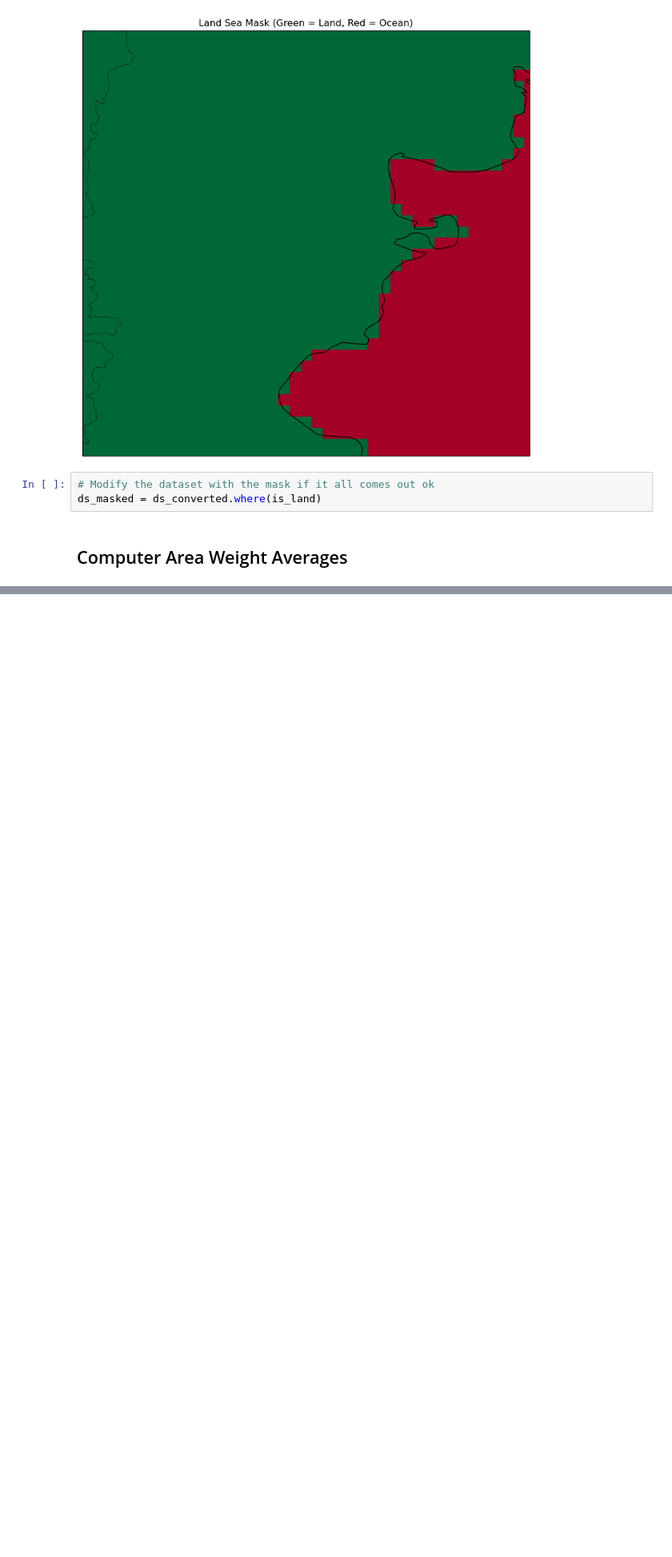
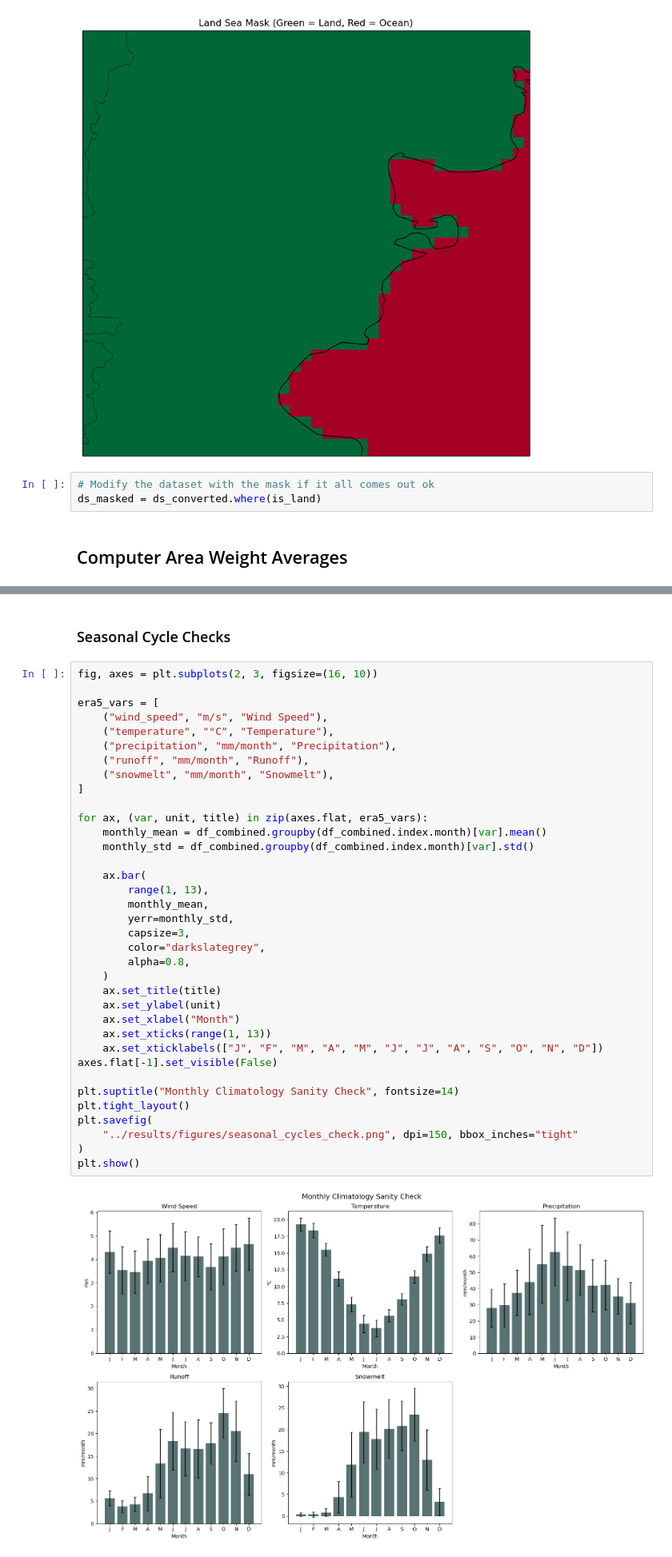
Before and after one commit to sgosmyt2/patagonia-energy-drought, a Jupyter notebook: notebooks/data_collection.ipynb, the cells around one changed output, grey strips where cells are left out. Shown at 80% size. Saved outputs shown, nothing was run; the diff lists cells and outputs as text; blank space fills up the shorter version.

```diff
--- a/notebooks/data_collection.ipynb
+++ b/notebooks/data_collection.ipynb
@@ -290,0 +650,40 @@ Date range: 1979-01-01 00:00:00 to 2025-12-01 00:00:00
+# %% [markdown]
+### Seasonal Cycle Checks
+# %%
+fig, axes = plt.subplots(2, 3, figsize=(16, 10))
+
+era5_vars = [
+    ("wind_speed", "m/s", "Wind Speed"),
+    ("temperature", "°C", "Temperature"),
+    ("precipitation", "mm/month", "Precipitation"),
+    ("runoff", "mm/month", "Runoff"),
+    ("snowmelt", "mm/month", "Snowmelt"),
+]
+
+for ax, (var, unit, title) in zip(axes.flat, era5_vars):
+    monthly_mean = df_combined.groupby(df_combined.index.month)[var].mean()
+    monthly_std = df_combined.groupby(df_combined.index.month)[var].std()
+
+    ax.bar(
+        range(1, 13),
+        monthly_mean,
+        yerr=monthly_std,
+        capsize=3,
+        color="darkslategrey",
+        alpha=0.8,
+    )
+    ax.set_title(title)
+    ax.set_ylabel(unit)
+    ax.set_xlabel("Month")
+    ax.set_xticks(range(1, 13))
+    ax.set_xticklabels(["J", "F", "M", "A", "M", "J", "J", "A", "S", "O", "N", "D"])
+axes.flat[-1].set_visible(False)
+
+plt.suptitle("Monthly Climatology Sanity Check", fontsize=14)
+plt.tight_layout()
+plt.savefig(
+    "../results/figures/seasonal_cycles_check.png", dpi=150, bbox_inches="tight"
+)
+plt.show()
+# %% [output]
+[figure, added]
```
Also changed, not shown: parts of 27 cells of this notebook, 7 other files.
